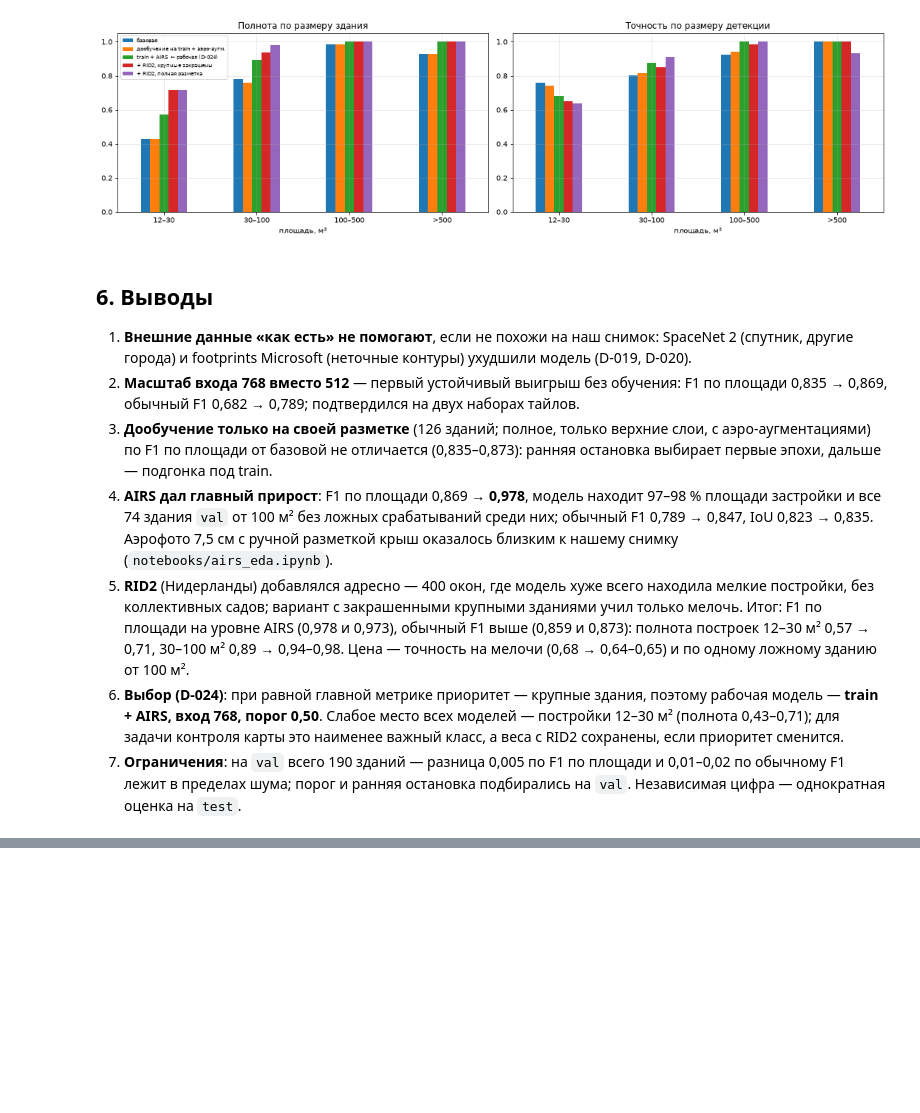
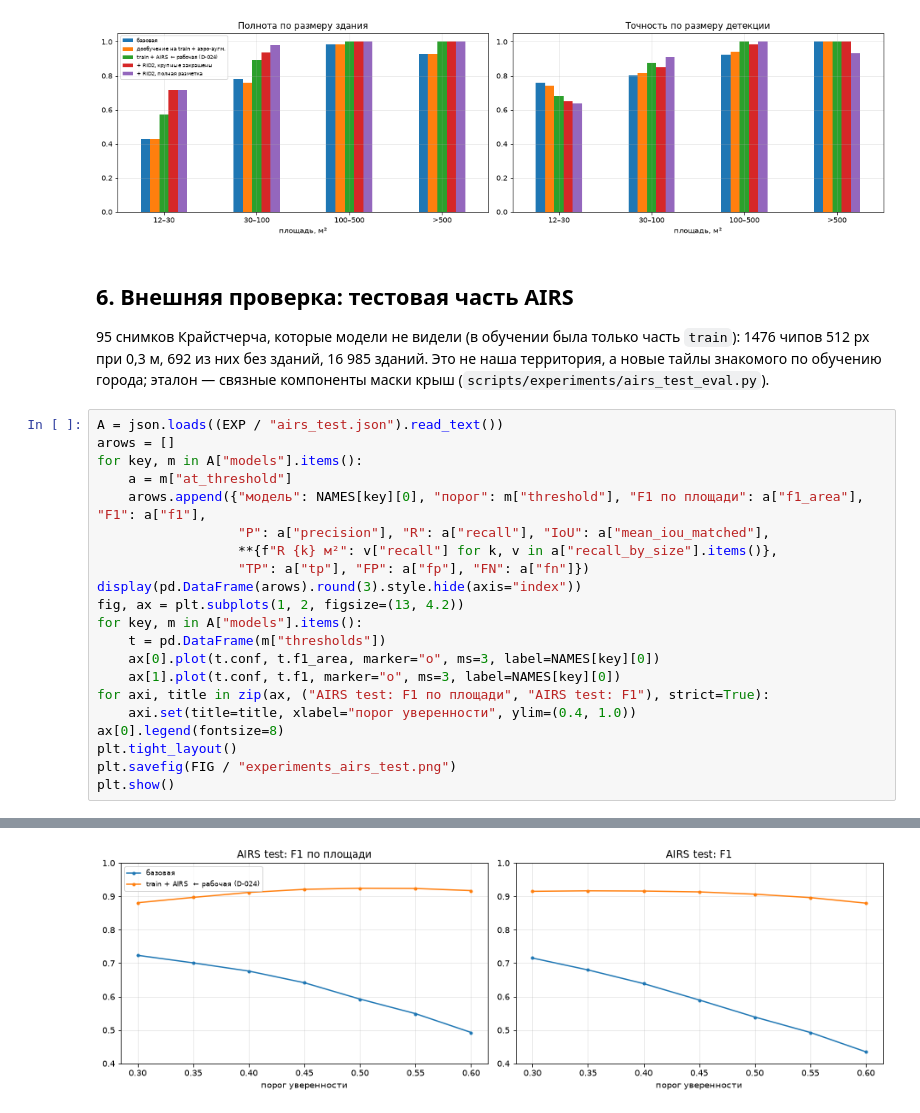
Before and after one commit to luvlean/geoqc, a Jupyter notebook: notebooks/experiments.ipynb, the cells around one changed output, grey strips where cells are left out. Saved outputs shown, nothing was run; the diff lists cells and outputs as text; blank space fills up the shorter version.

Commit message:
Evaluate the AIRS model on the AIRS test part

```diff
--- a/notebooks/experiments.ipynb
+++ b/notebooks/experiments.ipynb
@@ -278,23 +278,30 @@ plt.show()
 | + RID2, полная разметка | ≥ 500 м² | 14 | 14 | 1 | 0.907000 |
 [figure]
 # %% [markdown]
-## 6. Выводы
+## 6. Внешняя проверка: тестовая часть AIRS
 
-1. **Внешние данные «как есть» не помогают**, если не похожи на наш снимок: SpaceNet 2 (спутник, другие города) и
-   footprints Microsoft (неточные контуры) ухудшили модель (D-019, D-020).
-2. **Масштаб входа 768 вместо 512** — первый устойчивый выигрыш без обучения: F1 по площади 0,835 → 0,869,
-   обычный F1 0,682 → 0,789; подтвердился на двух наборах тайлов.
-3. **Дообучение только на своей разметке** (126 зданий; полное, только верхние слои, с аэро-аугментациями) по F1 по
-   площади от базовой не отличается (0,835–0,873): ранняя остановка выбирает первые эпохи, дальше — подгонка под train.
-4. **AIRS дал главный прирост**: F1 по площади 0,869 → **0,978**, модель находит 97–98 % площади застройки и все
-   74 здания `val` от 100 м² без ложных срабатываний среди них; обычный F1 0,789 → 0,847, IoU 0,823 → 0,835. Аэрофото
-   7,5 см с ручной разметкой крыш оказалось близким к нашему снимку (`notebooks/airs_eda.ipynb`).
-5. **RID2** (Нидерланды) добавлялся адресно — 400 окон, где модель хуже всего находила мелкие постройки, без
-   коллективных садов; вариант с закрашенными крупными зданиями учил только мелочь. Итог: F1 по площади на уровне AIRS
-   (0,978 и 0,973), обычный F1 выше (0,859 и 0,873): полнота построек 12–30 м² 0,57 → 0,71, 30–100 м² 0,89 →
-   0,94–0,98. Цена — точность на мелочи (0,68 → 0,64–0,65) и по одному ложному зданию от 100 м².
-6. **Выбор (D-024)**: при равной главной метрике приоритет — крупные здания, поэтому рабочая модель — **train + AIRS,
-   вход 768, порог 0,50**. Слабое место всех моделей — постройки 12–30 м² (полнота 0,43–0,71); для задачи контроля
-   карты это наименее важный класс, а веса с RID2 сохранены, если приоритет сменится.
-7. **Ограничения**: на `val` всего 190 зданий — разница 0,005 по F1 по площади и 0,01–0,02 по обычному F1 лежит в
-   пределах шума; порог и ранняя остановка подбирались на `val`. Независимая цифра — однократная оценка на `test`.
+95 снимков Крайстчерча, которые модели не видели (в обучении была только часть `train`): 1476 чипов 512 px при
+0,3 м, 692 из них без зданий, 16 985 зданий. Это не наша территория, а новые тайлы знакомого по обучению города;
+эталон — связные компоненты маски крыш (`scripts/experiments/airs_test_eval.py`).
+# %%
+A = json.loads((EXP / "airs_test.json").read_text())
+arows = []
+for key, m in A["models"].items():
+    a = m["at_threshold"]
+    arows.append({"модель": NAMES[key][0], "порог": m["threshold"], "F1 по площади": a["f1_area"], "F1": a["f1"],
+                  "P": a["precision"], "R": a["recall"], "IoU": a["mean_iou_matched"],
+                  **{f"R {k} м²": v["recall"] for k, v in a["recall_by_size"].items()},
+                  "TP": a["tp"], "FP": a["fp"], "FN": a["fn"]})
+display(pd.DataFrame(arows).round(3).style.hide(axis="index"))
+fig, ax = plt.subplots(1, 2, figsize=(13, 4.2))
+for key, m in A["models"].items():
+    t = pd.DataFrame(m["thresholds"])
+    ax[0].plot(t.conf, t.f1_area, marker="o", ms=3, label=NAMES[key][0])
+    ax[1].plot(t.conf, t.f1, marker="o", ms=3, label=NAMES[key][0])
+for axi, title in zip(ax, ("AIRS test: F1 по площади", "AIRS test: F1"), strict=True):
+    axi.set(title=title, xlabel="порог уверенности", ylim=(0.4, 1.0))
+ax[0].legend(fontsize=8)
+plt.tight_layout()
+plt.savefig(FIG / "experiments_airs_test.png")
+plt.show()
+# %% [output]
@@ -300,0 +311 @@ plt.show()
+[figure, added]
```
Also changed, not shown: parts of 2 cells of this notebook, 4 other files.
